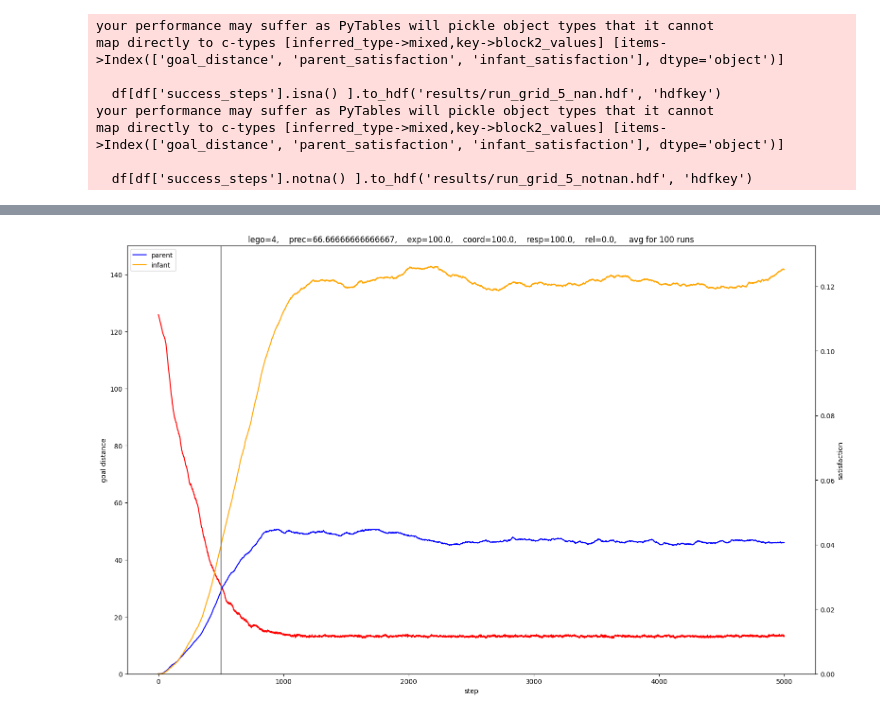
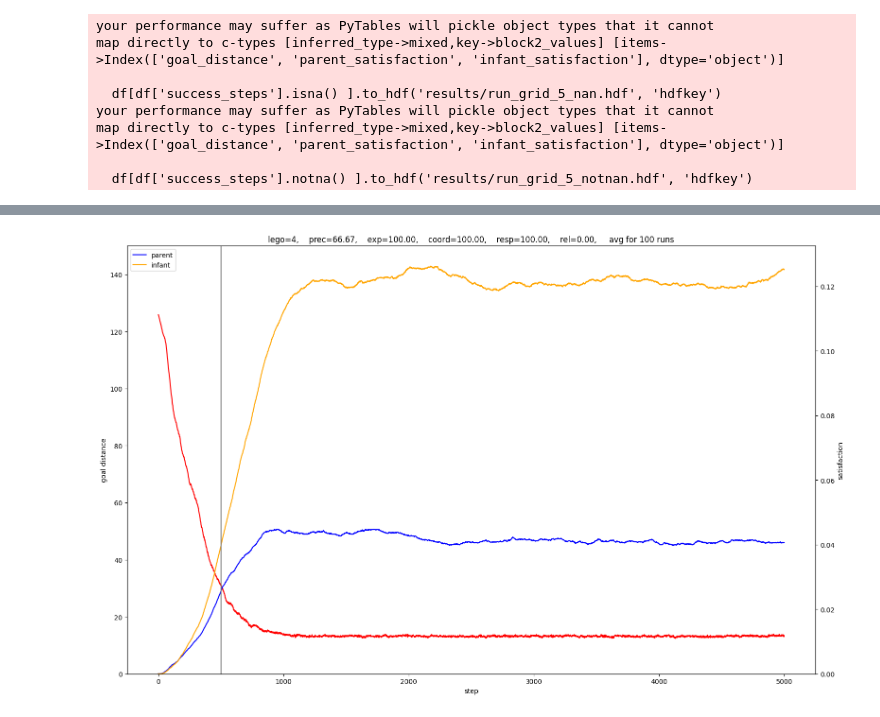
Before and after one commit to roznawsk/infant-abm, a Jupyter notebook: open_results.ipynb, the cells around one changed output, grey strips where cells are left out. Cells and saved outputs as stored; diff of their text form; code cells hidden in the pictures.

```diff
--- a/open_results.ipynb
+++ b/open_results.ipynb
@@ -61,24 +99,21 @@ plt.show()
 # %%
 def moving_average(a, n=3):
+    # Add zeros at the beginning, so the result doesn't change dimensions
     a = np.concatenate([([0] * (n - 1)), a])
 
     ret = np.cumsum(a, dtype=float)
     ret[n:] = ret[n:] - ret[:-n]
     return ret[n - 1:] / n
 
-def visualize_run(run):
-    # def plot_run_results(param_set, run_results):
-
+def visualize_run(run, average_steps=500):
     x = list(range(run['max_iter']))
-
-    average_over_steps = 500
 
     step_stats = run['goal_distance']
     parent_stats = run['parent_satisfaction']
     infant_stats = run['infant_satisfaction']
 
-    parent_stats = moving_average(parent_stats, average_over_steps)
-    infant_stats = moving_average(infant_stats, average_over_steps)
+    parent_stats = moving_average(parent_stats, average_steps)
+    infant_stats = moving_average(infant_stats, average_steps)
 
     fig, ax1 = plt.subplots(figsize=(16, 10))
 
@@ -89,11 +124,11 @@ def visualize_run(run):
 
     title = f' \
     lego={run["lego_count"]},\
-    prec={run["precision"]},\
-    exp={run["exploration"]},\
-    coord={run["coordination"]},\
-    resp={run["responsiveness"]},\
-    rel={run["relevance"]}, \
+    prec={run["precision"]:.2f},\
+    exp={run["exploration"]:.2f},\
+    coord={run["coordination"]:.2f},\
+    resp={run["responsiveness"]:.2f},\
+    rel={run["relevance"]:.2f}, \
     avg for {run["repeats"]} runs \
     '
     ax1.set_title(title)
@@ -106,7 +141,7 @@ def visualize_run(run):
     ax2.legend(['parent', 'infant'])
     ax2.set_ylim(bottom=0)
 
-    ax2.axvline(x=average_over_steps - 1, color='grey', label='axvline - full height')
+    ax2.axvline(x=average_steps - 1, color='grey', label='axvline - full height')
 
     fig.tight_layout()
     # plt.savefig(f'../../plots/big_{current_param}.png', dpi=300)
@@ -114,4 +158,4 @@ def visualize_run(run):
 # %%
-visualize_run(df.iloc[764, :])
+visualize_run(df.loc[764, :], average_steps=500)
 # %% [output]
-[figure, old version]
+[figure, new version]
```
Also changed, not shown: parts of 16 cells of this notebook, 2 other files.
